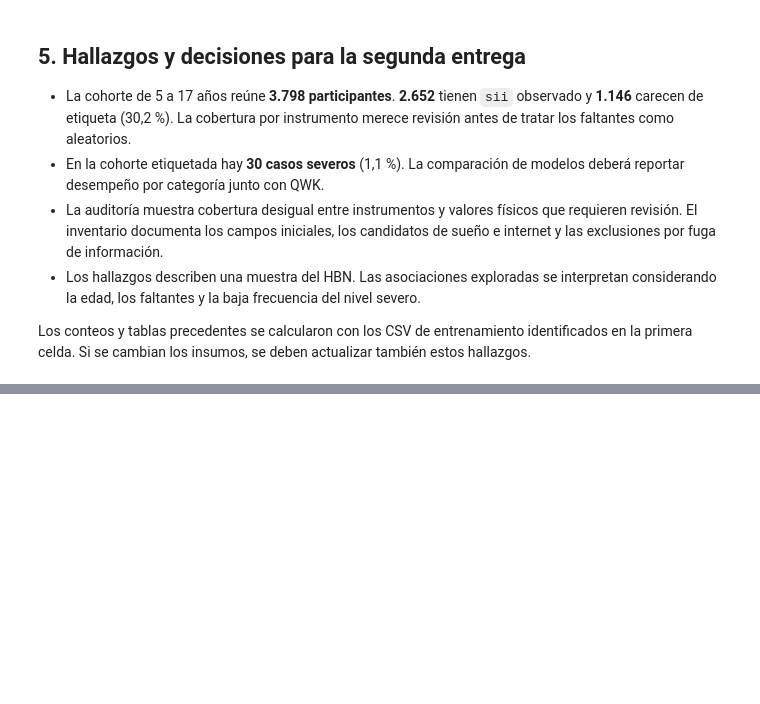
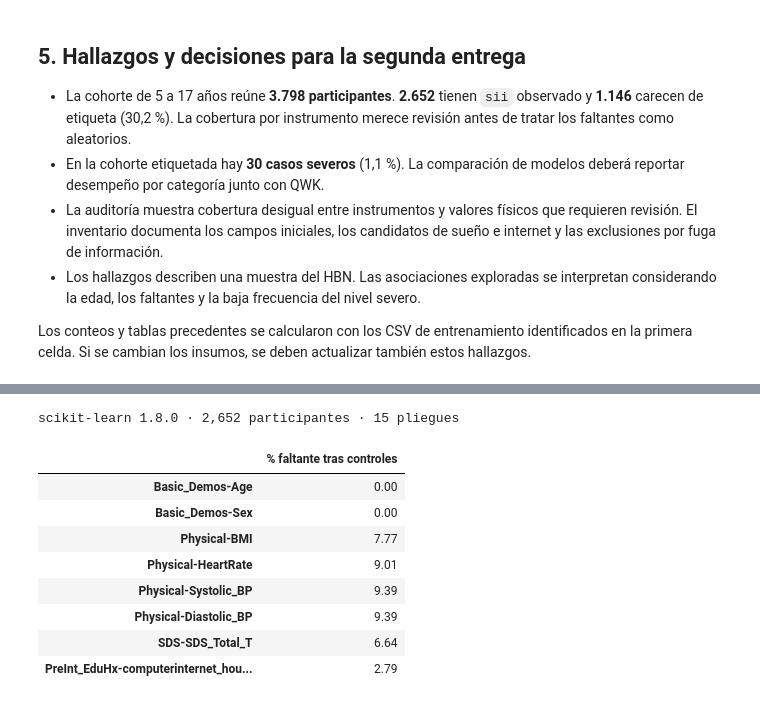
Before and after one commit to vivianaf926/UsoProblematicoInternet-VFP-MIAA-2026, a Jupyter notebook: entrega_2/EDA_PIU_Viviana.ipynb, the cells around one changed output, grey strips where cells are left out. Drawn from its saved outputs; the diff is of its cells as text; code cells hidden in the pictures; blank space fills up the shorter version.

```diff
--- a/entrega_2/EDA_PIU_Viviana.ipynb
+++ b/entrega_2/EDA_PIU_Viviana.ipynb
@@ -423,0 +456,77 @@ Los conteos y tablas precedentes se calcularon con los CSV de entrenamiento iden
+# %%
+import sklearn
+from sklearn.base import clone
+from sklearn.compose import ColumnTransformer
+from sklearn.dummy import DummyClassifier
+from sklearn.ensemble import RandomForestClassifier
+from sklearn.impute import SimpleImputer
+from sklearn.linear_model import LogisticRegression
+from sklearn.metrics import (accuracy_score, cohen_kappa_score, confusion_matrix,
+                             f1_score, mean_absolute_error, precision_score, recall_score)
+from sklearn.model_selection import RepeatedStratifiedKFold
+from sklearn.pipeline import Pipeline
+from sklearn.preprocessing import OneHotEncoder, StandardScaler
+from threadpoolctl import threadpool_limits
+
+seed, n_folds, n_repeats = 42, 5, 3
+demographics = [age, "Basic_Demos-Sex"]
+physical_fields = ["Physical-BMI", "Physical-HeartRate",
+                   "Physical-Systolic_BP", "Physical-Diastolic_BP"]
+blocks = {
+    "A": demographics,
+    "B": demographics + physical_fields,
+    "B + sueño": demographics + physical_fields + [sleep_field],
+    "B + internet": demographics + physical_fields + [internet_field],
+    "C": demographics + physical_fields + [sleep_field, internet_field],
+}
+categorical = {"Basic_Demos-Sex": [0, 1], internet_field: [0, 1, 2, 3]}
+features = labeled[blocks["C"]].copy()
+assert labeled["id"].notna().all() and labeled["id"].is_unique
+assert not any(name in {"id", target} or name.startswith("PCIAT-") for name in features)
+features[physical_fields] = features[physical_fields].where(features[physical_fields].gt(0))
+pressure_fields = ["Physical-Systolic_BP", "Physical-Diastolic_BP"]
+inconsistent_bp = features[pressure_fields[0]].lt(features[pressure_fields[1]])
+features.loc[inconsistent_bp, pressure_fields] = np.nan
+for name, valid_codes in categorical.items():
+    features[name] = features[name].where(features[name].isin(valid_codes))
+features = features.reset_index(drop=True)
+y = labeled[target].astype(int).to_numpy()
+if pd.Series(y).value_counts().min() < n_folds:
+    raise ValueError("Cada clase debe tener al menos cinco registros para el esquema de validación.")
+splits = list(RepeatedStratifiedKFold(n_splits=n_folds, n_repeats=n_repeats,
+                                     random_state=seed).split(features, y))
+print(f"scikit-learn {sklearn.__version__} · {len(y):,} participantes · {len(splits)} pliegues")
+display(features.isna().mul(100).mean().rename("% faltante tras controles").round(2).to_frame())
+
+models = {
+    "Logística": LogisticRegression(C=1.0, solver="lbfgs", max_iter=2000),
+    "Bosque aleatorio": RandomForestClassifier(
+        n_estimators=120, min_samples_leaf=5, max_features="sqrt", random_state=seed, n_jobs=1
+    ),
+}
+
+def make_pipeline(estimator, fields):
+    numeric = [name for name in fields if name not in categorical]
+    cat = [name for name in fields if name in categorical]
+    numeric_steps = [("imputar", SimpleImputer(strategy="median"))]
+    if isinstance(estimator, LogisticRegression):
+        numeric_steps.append(("escalar", StandardScaler()))
+    transformer = ColumnTransformer([
+        ("num", Pipeline(numeric_steps), numeric),
+        ("cat", Pipeline([
+            ("imputar", SimpleImputer(strategy="most_frequent")),
+            ("codificar", OneHotEncoder(handle_unknown="ignore", sparse_output=False)),
+        ]), cat),
+    ])
+    return Pipeline([("preparar", transformer), ("modelo", estimator)])
+# %% [output]
+scikit-learn 1.8.0 · 2,652 participantes · 15 pliegues
+|  | % faltante tras controles |
+| Basic_Demos-Age | 0.00 |
+| Basic_Demos-Sex | 0.00 |
+| Physical-BMI | 7.77 |
+| Physical-HeartRate | 9.01 |
+| Physical-Systolic_BP | 9.39 |
+| Physical-Diastolic_BP | 9.39 |
+| SDS-SDS_Total_T | 6.64 |
+| PreInt_EduHx-computerinternet_hou... | 2.79 |
```
Also changed, not shown: parts of 9 cells of this notebook, 1 other file.
